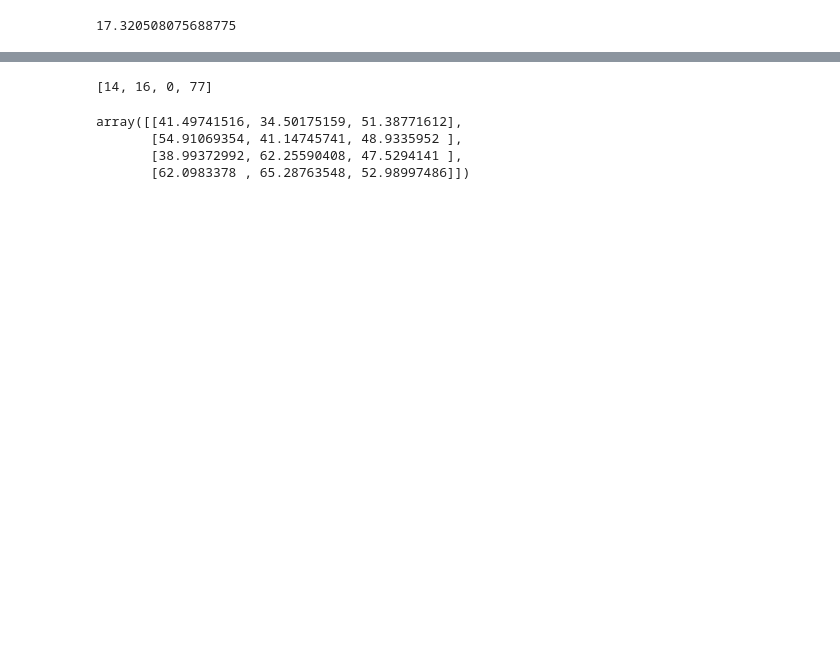
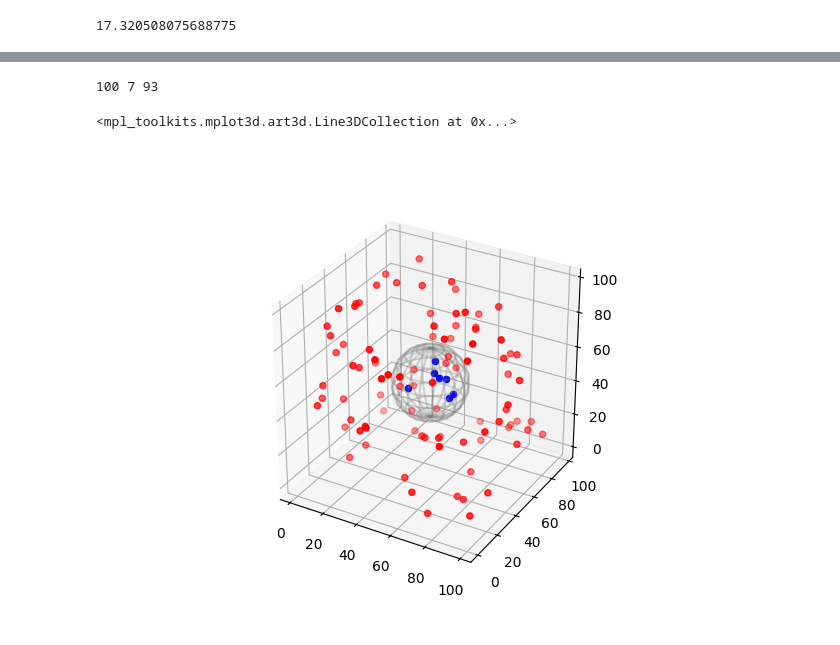
Before and after one commit to dkermany/mdspacer, a Jupyter notebook: ipynb/confocal_3D/Spatial3D.ipynb, the cells around one changed output, grey strips where cells are left out. Drawn from its saved outputs; the diff is of its cells as text; code cells hidden in the pictures; blank space fills up the shorter version.

```diff
--- a/ipynb/confocal_3D/Spatial3D.ipynb
+++ b/ipynb/confocal_3D/Spatial3D.ipynb
@@ -44,3 +41,9 @@ ax.plot_wireframe(cx, cy, cz, color="r")
+# %%
+def set_aspect_ratio_equal(ax) -> None:
+    xlim = ax.get_xlim3d()
+    ylim = ax.get_ylim3d()
+    zlim = ax.get_zlim3d()
+    ax.set_box_aspect((xlim[1]-xlim[0], ylim[1]-ylim[0], zlim[1]-zlim[0]))
 # %%
 x_min = 0; x_max = 100
 y_min = 0; y_max = 100
@@ -51,12 +54,14 @@ total_volume = (x_max - x_min)*(y_max - y_min)*(z_max - z_min)
 radii = np.linspace(0,x_max-x_min,50).reshape(50,1)
 # %%
 tree = spatial.cKDTree(random_points)
-indices = tree.query_ball_point((50,50,50),20)
+idx_in = tree.query_ball_point((50,50,50),20)
 
-random_points[indices]
+idx_out = np.ones(len(random_points), bool)
+idx_out[idx_in] = 0
+
+pts_inside_radius = random_points[idx_in]
+pts_outside_radius = random_points[idx_out]
+
+print(len(random_points), len(pts_inside_radius), len(pts_outside_radius))
 # %% [output]
-[14, 16, 0, 77]
+100 7 93
-array([[41.49741516, 34.50175159, 51.38771612],
-       [54.91069354, 41.14745741, 48.9335952 ],
-       [38.99372992, 62.25590408, 47.5294141 ],
-       [62.0983378 , 65.28763548, 52.98997486]])
@@ -73,0 +68,22 @@ def make_tree(d1=None, d2=None, d3=None):
+# %%
+ix, ox = pts_inside_radius[:, 0], pts_outside_radius[:, 0]
+iy, oy = pts_inside_radius[:, 1], pts_outside_radius[:, 1]
+iz, oz = pts_inside_radius[:, 2], pts_outside_radius[:, 2]
+
+fig = plt.figure()
+ax = fig.add_subplot(projection='3d')
+set_aspect_ratio_equal(ax)
+ax.scatter(ix,iy,iz, color="b",marker="o", depthshade=0)
+ax.scatter(ox,oy,oz,color="r",marker="o", depthshade=1)
+
+
+scale = 20
+# draw sphere
+u, v = np.mgrid[0:2*np.pi:20j, 0:np.pi:10j]
+cx = scale*np.cos(u)*np.sin(v)+50
+cy = scale*np.sin(u)*np.sin(v)+50
+cz = scale*np.cos(v)+50
+ax.plot_wireframe(cx, cy, cz, color="gray", alpha=0.3)
+# %% [output]
+<mpl_toolkits.mplot3d.art3d.Line3DCollection at 0x...>
+[figure, added]
```
Also changed, not shown: parts of 14 cells of this notebook, 2 other files.
